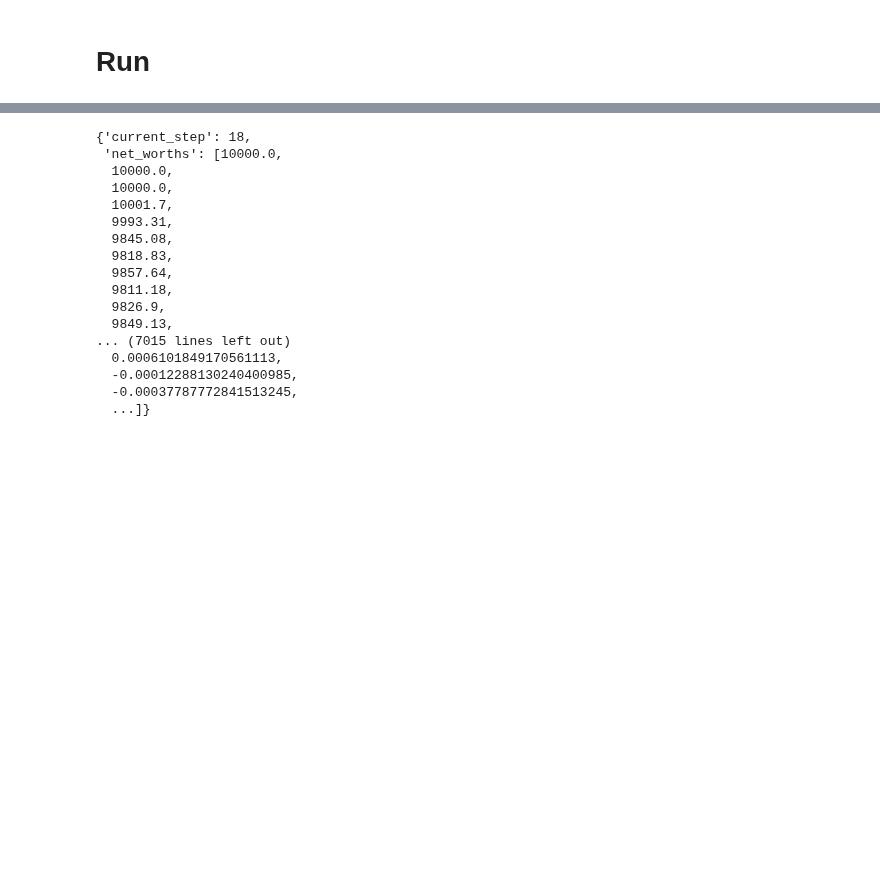
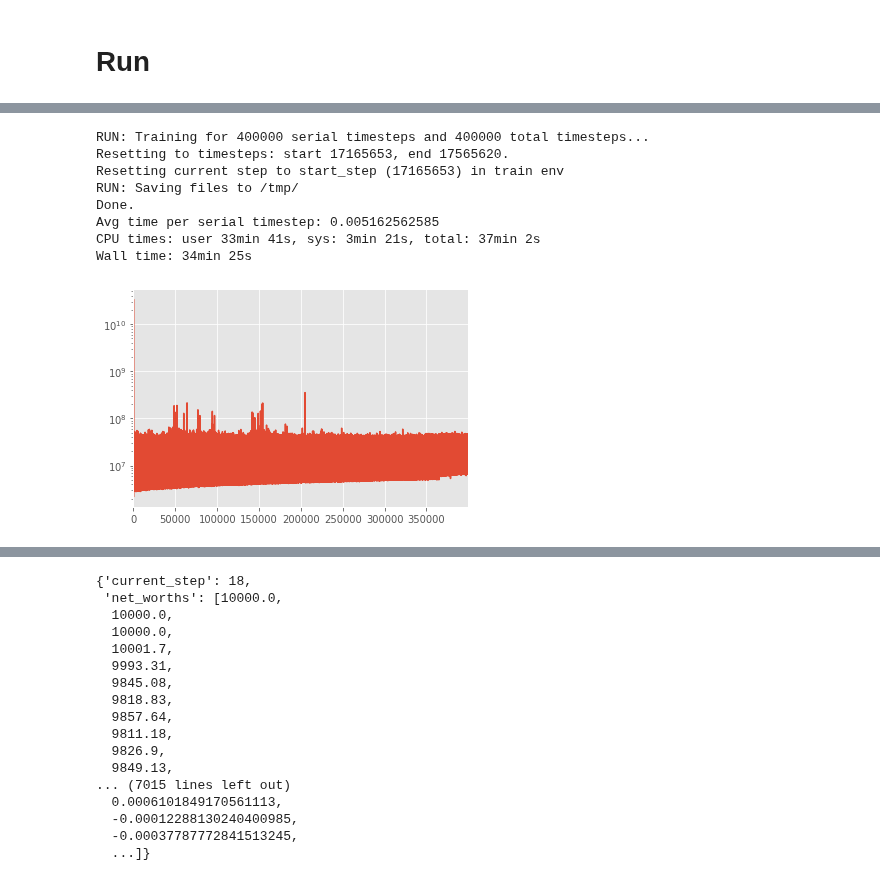
Before and after one commit to perjonasam/dunderbot, a Jupyter notebook: Playground.ipynb, the cells around one changed output, grey strips where cells are left out. Saved outputs shown, nothing was run; the diff lists cells and outputs as text; code cells hidden in the pictures; blank space fills up the shorter version.

```diff
--- a/Playground.ipynb
+++ b/Playground.ipynb
@@ -144,0 +149,19 @@ KeyboardInterrupt:
+# %%
+%%time
+# Everything except reward
+serial_timesteps = 400000
+
+past = datetime.now()
+model = run.train(env=env, serial_timesteps=serial_timesteps, logging=False)
+print(f'Avg time per serial timestep: {(datetime.now()-past).total_seconds()/serial_timesteps}')
+create_timedelta_and_plot(model=model)
+# %% [output]
+RUN: Training for 400000 serial timesteps and 400000 total timesteps...
+Resetting to timesteps: start 17165653, end 17565620.
+Resetting current step to start_step (17165653) in train env
+RUN: Saving files to /tmp/
+Done.
+Avg time per serial timestep: 0.005162562585
+CPU times: user 33min 41s, sys: 3min 21s, total: 37min 2s
+Wall time: 34min 25s
+[figure, added]
```
Also changed, not shown: parts of 26 cells of this notebook, 8 other files.
